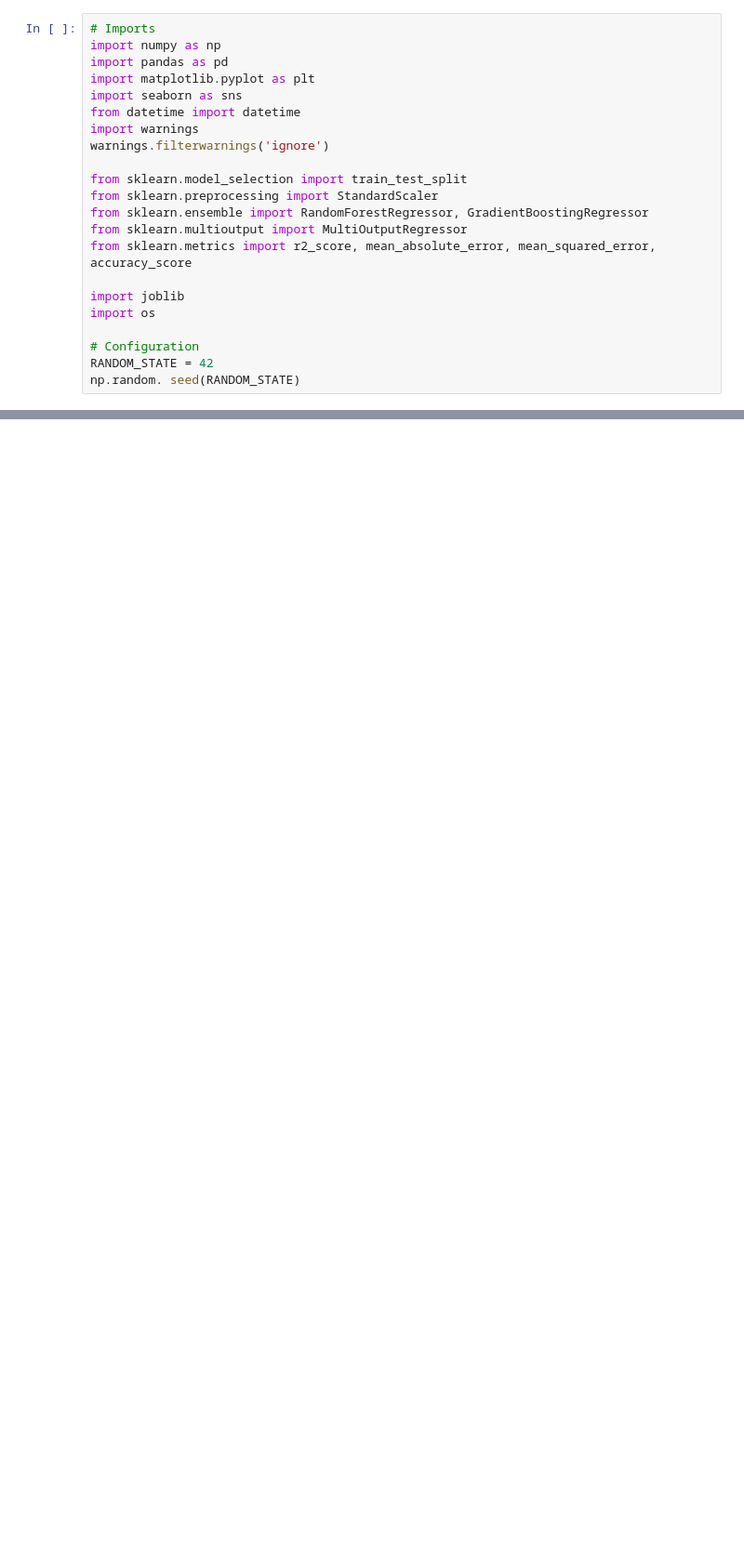
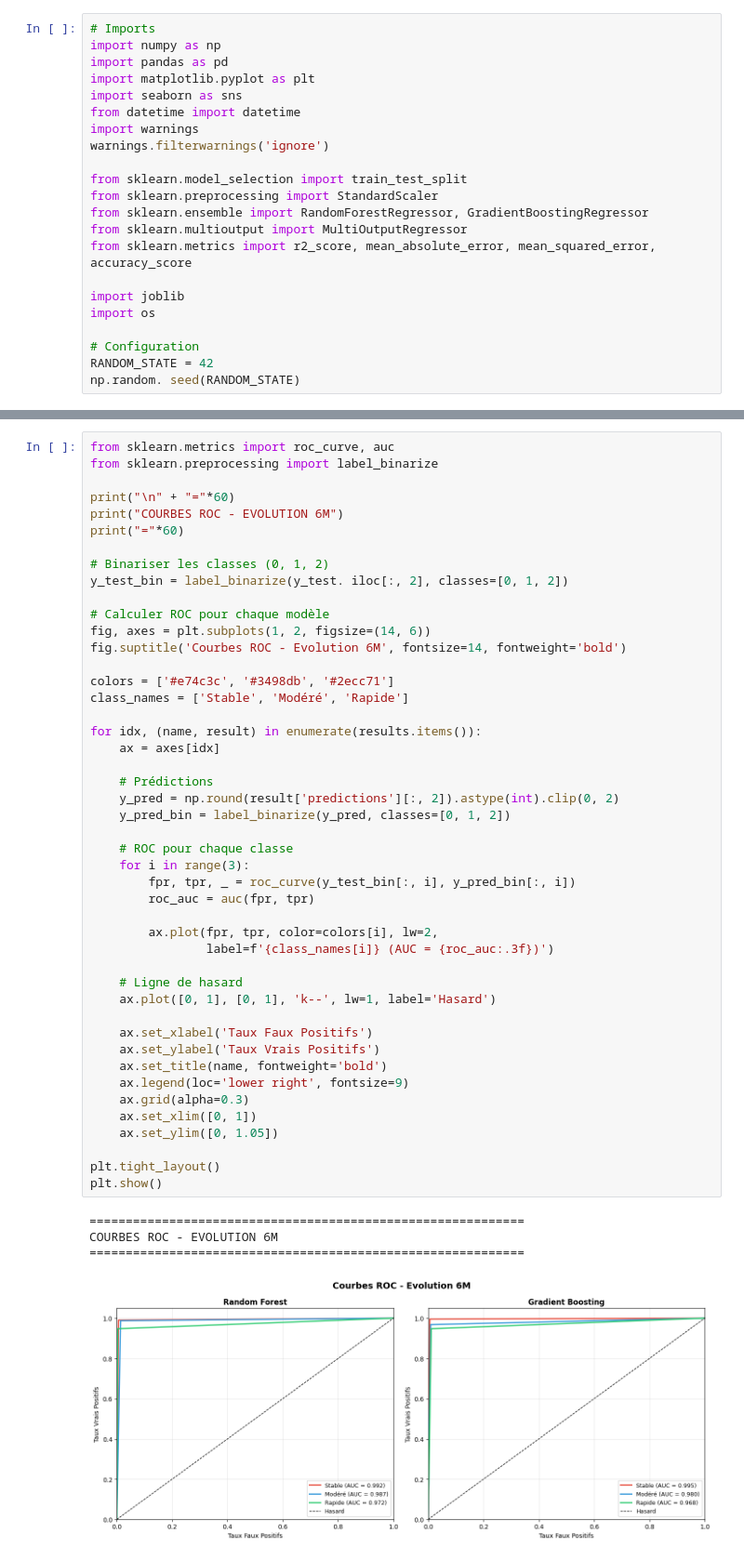
Before and after one commit to yasmineCH03/Breast_Cancer_Detection_ML_Project, a Jupyter notebook: Notebooks/Modeling/DSO3_Speed_Progression_Prediction/metabric_modeling_final.ipynb, the cells around one changed output, grey strips where cells are left out. Shown at 93% size. Saved outputs shown, nothing was run; the diff lists cells and outputs as text; blank space fills up the shorter version.

```diff
--- a/Notebooks/Modeling/DSO3_Speed_Progression_Prediction/metabric_modeling_final.ipynb
+++ b/Notebooks/Modeling/DSO3_Speed_Progression_Prediction/metabric_modeling_final.ipynb
@@ -210,3 +210,54 @@ Evolution 6M :
+# %%
+from sklearn.metrics import roc_curve, auc
+from sklearn.preprocessing import label_binarize
+
+print("\n" + "="*60)
+print("COURBES ROC - EVOLUTION 6M")
+print("="*60)
+
+# Binariser les classes (0, 1, 2)
+y_test_bin = label_binarize(y_test. iloc[:, 2], classes=[0, 1, 2])
+
+# Calculer ROC pour chaque modèle
+fig, axes = plt.subplots(1, 2, figsize=(14, 6))
+fig.suptitle('Courbes ROC - Evolution 6M', fontsize=14, fontweight='bold')
+
+colors = ['#e74c3c', '#3498db', '#2ecc71']
+class_names = ['Stable', 'Modéré', 'Rapide']
+
+for idx, (name, result) in enumerate(results.items()):
+    ax = axes[idx]
+
+    # Prédictions
+    y_pred = np.round(result['predictions'][:, 2]).astype(int).clip(0, 2)
+    y_pred_bin = label_binarize(y_pred, classes=[0, 1, 2])
+
+    # ROC pour chaque classe
+    for i in range(3):
+        fpr, tpr, _ = roc_curve(y_test_bin[:, i], y_pred_bin[:, i])
+        roc_auc = auc(fpr, tpr)
+
+        ax.plot(fpr, tpr, color=colors[i], lw=2,
+                label=f'{class_names[i]} (AUC = {roc_auc:.3f})')
+
+    # Ligne de hasard
+    ax.plot([0, 1], [0, 1], 'k--', lw=1, label='Hasard')
+
+    ax.set_xlabel('Taux Faux Positifs')
+    ax.set_ylabel('Taux Vrais Positifs')
+    ax.set_title(name, fontweight='bold')
+    ax.legend(loc='lower right', fontsize=9)
+    ax.grid(alpha=0.3)
+    ax.set_xlim([0, 1])
+    ax.set_ylim([0, 1.05])
+
+plt.tight_layout()
+plt.show()
+# %% [output]
+============================================================
+COURBES ROC - EVOLUTION 6M
+============================================================
+[figure, added]
 # %%
 # Comparer les modèles
 comparison = pd.DataFrame({
```
Also changed, not shown: parts of 9 cells of this notebook, 22 other files.
